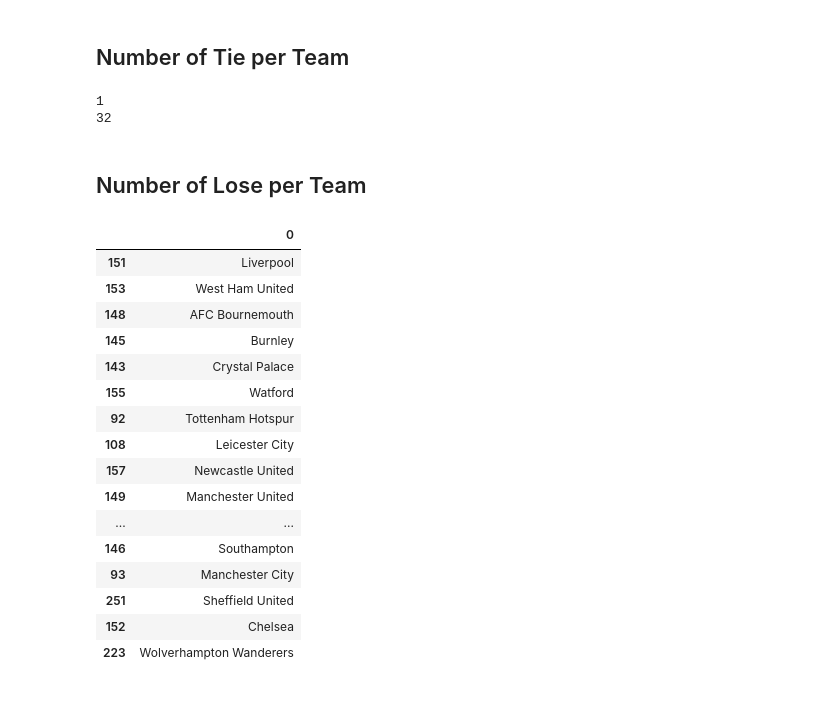
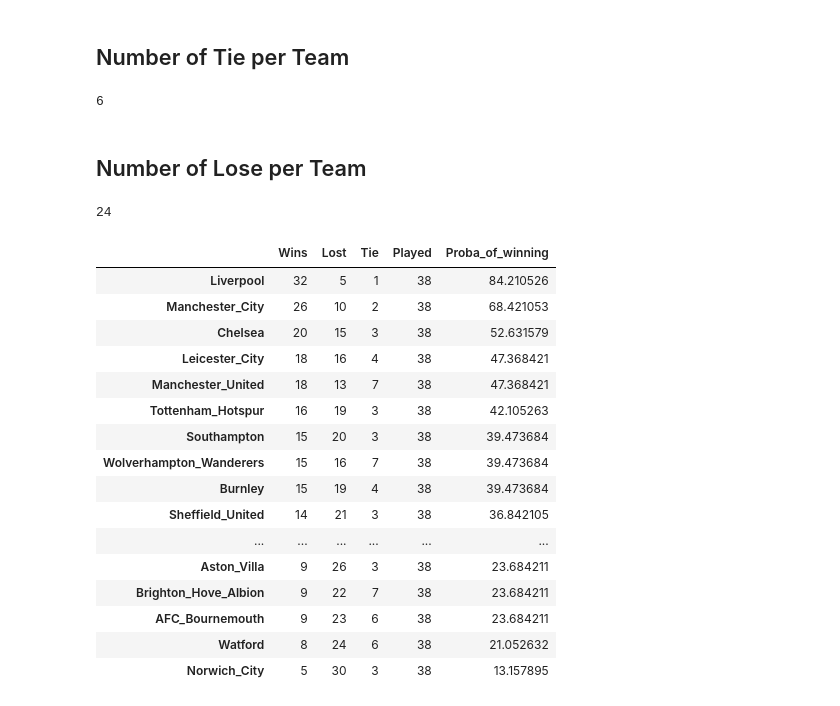
Before and after one commit to ironhack-bcn-data-pt/PR03-project-web, a Jupyter notebook: main.ipynb, the cells around one changed output. Drawn from its saved outputs; the diff is of its cells as text; code cells hidden in the pictures.

```diff
--- a/main.ipynb
+++ b/main.ipynb
@@ -274,9 +278,9 @@ for x in df_data[df_data.winningTeam == "Tie"]["home_name"]:
         Chelsea_tie+=1
     elif x == "Wolverhampton Wanderers":
         Wolverhampton_Wanderers_tie+=1
+print(Watford_tie)
 # %% [output]
-1
-32
+6
 # %% [markdown]
 ## Number of Lose per Team
 # %%
@@ -285,7 +289,7 @@ West_Ham_United_lose=38 - (West_Ham_United_tie + West_Ham_United_win)
 AFC_Bournemouth_lose=38 - (AFC_Bournemouth_tie + AFC_Bournemouth_win)
 Burnley_lose= 38 - (Burnley_tie + Burnley_win)
 Crystal_Palace_lose=38 - (Crystal_Palace_tie + Crystal_Palace_win)
-Watford_lose= 38 - (Watford_tie + Watford)
+Watford_lose= 38 - (Watford_tie + Watford_win)
 Tottenham_Hotspur_lose= 38 - (Tottenham_Hotspur_tie + Tottenham_Hotspur_win)
 Leicester_City_lose=38 - (Leicester_City_tie + Leicester_City_win)
 Newcastle_United_lose=38 - (Newcastle_United_tie + Newcastle_United_win)
@@ -298,24 +302,43 @@ Norwich_City_lose= 38 - (Norwich_City_tie + Norwich_City_win)
 Southampton_lose= 38 - (Southampton_tie + Southampton_win)
 Manchester_City_lose= 38 - (Manchester_City_tie + Manchester_City_win)
 Sheffield_United_lose= 38 - (Sheffield_United_tie + Sheffield_United_win)
+Wolverhampton_Wanderers_lose= 38 - (Wolverhampton_Wanderers_tie + Wolverhampton_Wanderers_win)
 Chelsea_lose= 38 - (Chelsea_tie + Chelsea_win)
+# %% [output]
+24
-# %%
-pd.DataFrame(home_name,homeid)
-# %% [output]
-|  | 0 |
-| 151 | Liverpool |
-| 153 | West Ham United |
-| 148 | AFC Bournemouth |
-| 145 | Burnley |
-| 143 | Crystal Palace |
-| 155 | Watford |
-| 92 | Tottenham Hotspur |
-| 108 | Leicester City |
-| 157 | Newcastle United |
-| 149 | Manchester United |
-| ... | ... |
-| 146 | Southampton |
-| 93 | Manchester City |
-| 251 | Sheffield United |
-| 152 | Chelsea |
-| 223 | Wolverhampton Wanderers |
+# %%
+df= pd.DataFrame({"Wins":[Liverpool_win, West_Ham_United_win, AFC_Bournemouth_win, Burnley_win, Crystal_Palace_win, Watford_win, Tottenham_Hotspur_win, Leicester_City_win,
+                      Newcastle_United_win, Manchester_United_win, Arsenal_win, Aston_Villa_win, Brighton_Hove_Albion_win, Everton_win,
+                      Norwich_City_win, Southampton_win, Manchester_City_win, Sheffield_United_win, Chelsea_win, Wolverhampton_Wanderers_win],
+              "Lost":[Liverpool_lose, West_Ham_United_lose, AFC_Bournemouth_lose, Burnley_lose, Crystal_Palace_lose, Watford_lose, Tottenham_Hotspur_lose, Leicester_City_lose,
+                      Newcastle_United_lose, Manchester_United_lose, Arsenal_lose, Aston_Villa_lose, Brighton_Hove_Albion_lose, Everton_lose,
+                      Norwich_City_lose, Southampton_lose, Manchester_City_lose, Sheffield_United_lose, Chelsea_lose, Wolverhampton_Wanderers_lose],
+               "Tie":[Liverpool_tie, West_Ham_United_tie, AFC_Bournemouth_tie, Burnley_tie, Crystal_Palace_tie, Watford_tie, Tottenham_Hotspur_tie, Leicester_City_tie,
+                      Newcastle_United_tie, Manchester_United_tie, Arsenal_tie, Aston_Villa_tie, Brighton_Hove_Albion_tie, Everton_tie,
+                      Norwich_City_tie, Southampton_tie, Manchester_City_tie, Sheffield_United_tie, Chelsea_tie, Wolverhampton_Wanderers_tie]},
+            index= ["Liverpool","West_Ham_United","AFC_Bournemouth","Burnley","Crystal_Palace","Watford","Tottenham_Hotspur","Leicester_City",
+                    "Newcastle_United", "Manchester_United", "Arsenal", "Aston_Villa", "Brighton_Hove_Albion", "Everton",
+                     "Norwich_City", "Southampton", "Manchester_City", "Sheffield_United", "Chelsea", "Wolverhampton_Wanderers"])
+# %%
+df.sort_values("Wins", ascending= False, inplace= True)
+df["Played"]= df["Wins"]+ df["Lost"] + df["Tie"]
+df["Proba_of_winning"] = (df["Wins"] / df["Played"])*100
+df
+# %% [output]
+|  | Wins | Lost | Tie | Played | Proba_of_winning |
+| Liverpool | 32 | 5 | 1 | 38 | 84.210526 |
+| Manchester_City | 26 | 10 | 2 | 38 | 68.421053 |
+| Chelsea | 20 | 15 | 3 | 38 | 52.631579 |
+| Leicester_City | 18 | 16 | 4 | 38 | 47.368421 |
+| Manchester_United | 18 | 13 | 7 | 38 | 47.368421 |
+| Tottenham_Hotspur | 16 | 19 | 3 | 38 | 42.105263 |
+| Southampton | 15 | 20 | 3 | 38 | 39.473684 |
+| Wolverhampton_Wanderers | 15 | 16 | 7 | 38 | 39.473684 |
+| Burnley | 15 | 19 | 4 | 38 | 39.473684 |
+| Sheffield_United | 14 | 21 | 3 | 38 | 36.842105 |
+| ... | ... | ... | ... | ... | ... |
+| Aston_Villa | 9 | 26 | 3 | 38 | 23.684211 |
+| Brighton_Hove_Albion | 9 | 22 | 7 | 38 | 23.684211 |
+| AFC_Bournemouth | 9 | 23 | 6 | 38 | 23.684211 |
+| Watford | 8 | 24 | 6 | 38 | 21.052632 |
+| Norwich_City | 5 | 30 | 3 | 38 | 13.157895 |
```
Also changed, not shown: parts of 3 cells of this notebook.
